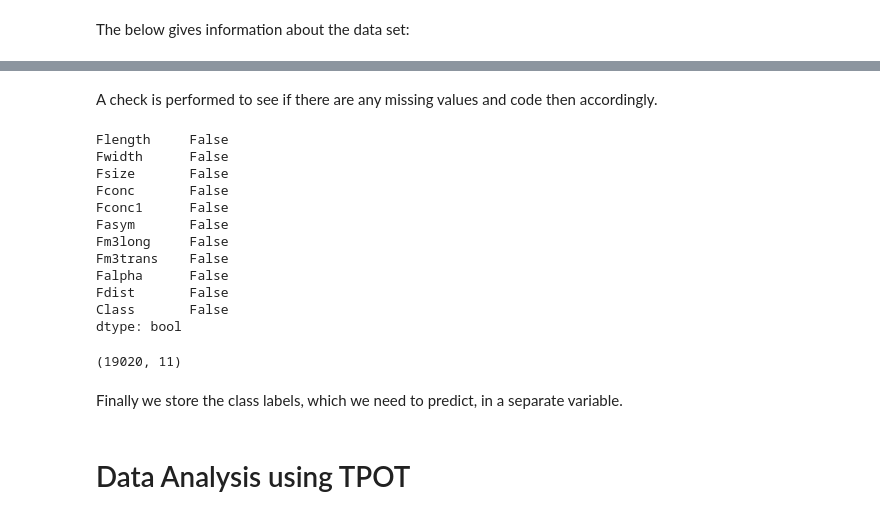
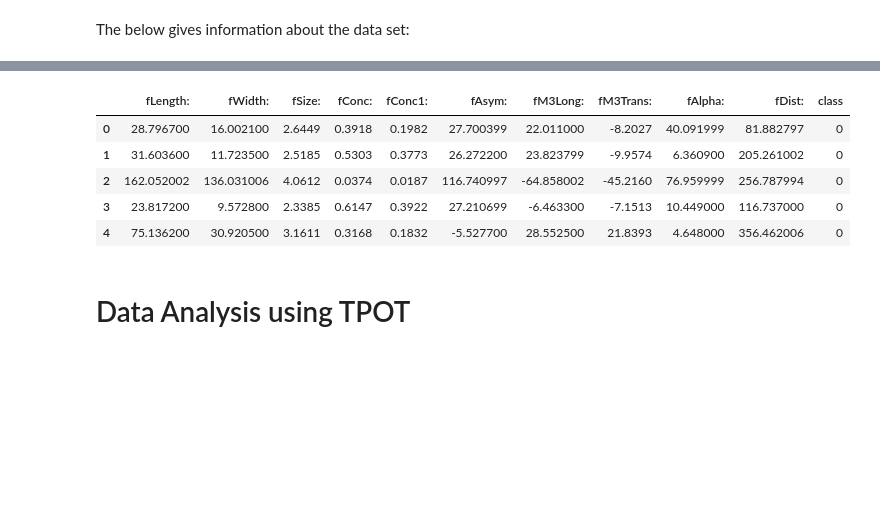
Before and after one commit to joaquinvanschoren/OpenML-AutoML-course, a Jupyter notebook: 2 - TPOT_MAGIC.ipynb, the cells around one changed output, grey strips where cells are left out. Cells and saved outputs as stored; diff of their text form; code cells hidden in the pictures; blank space fills up the shorter version.

```diff
--- a/2 - TPOT_MAGIC.ipynb
+++ b/2 - TPOT_MAGIC.ipynb
@@ -108,24 +11,0 @@ tele['Class']=tele['Class'].map({'g':0,'h':1})
-# %% [markdown]
-A check is performed to see if there are any missing values and code then accordingly.
-# %%
-tele = tele.fillna(-999)
-pd.isnull(tele).any()
-# %% [output]
-Flength     False
-Fwidth      False
-Fsize       False
-Fconc       False
-Fconc1      False
-Fasym       False
-Fm3long     False
-Fm3trans    False
-Falpha      False
-Fdist       False
-Class       False
-dtype: bool
-# %%
-tele.shape
-# %% [output]
-(19020, 11)
-# %% [markdown]
-Finally we store the class labels, which we need to predict, in a separate variable.
@@ -134,3 +12,17 @@ tele_class = tele['Class'].values
+# %%
+#Load the data
+dataset = oml.datasets.get_dataset(1120)
+X, y, attribute_names = dataset.get_data(target=dataset.default_target_attribute, return_attribute_names=True)
+tele = pd.DataFrame(X, columns=attribute_names)
+tele['class'] = y
+tele.head(5)
+# %% [output]
+|  | fLength: | fWidth: | fSize: | fConc: | fConc1: | fAsym: | fM3Long: | fM3Trans: | fAlpha: | fDist: | class |
+| 0 | 28.796700 | 16.002100 | 2.6449 | 0.3918 | 0.1982 | 27.700399 | 22.011000 | -8.2027 | 40.091999 | 81.882797 | 0 |
+| 1 | 31.603600 | 11.723500 | 2.5185 | 0.5303 | 0.3773 | 26.272200 | 23.823799 | -9.9574 | 6.360900 | 205.261002 | 0 |
+| 2 | 162.052002 | 136.031006 | 4.0612 | 0.0374 | 0.0187 | 116.740997 | -64.858002 | -45.2160 | 76.959999 | 256.787994 | 0 |
+| 3 | 23.817200 | 9.572800 | 2.3385 | 0.6147 | 0.3922 | 27.210699 | -6.463300 | -7.1513 | 10.449000 | 116.737000 | 0 |
+| 4 | 75.136200 | 30.920500 | 3.1611 | 0.3168 | 0.1832 | -5.527700 | 28.552500 | 21.8393 | 4.648000 | 356.462006 | 0 |
 # %% [markdown]
 # Data Analysis using TPOT
 # %% [markdown]
```
Also changed, not shown: parts of 16 cells of this notebook, 2 other files.
